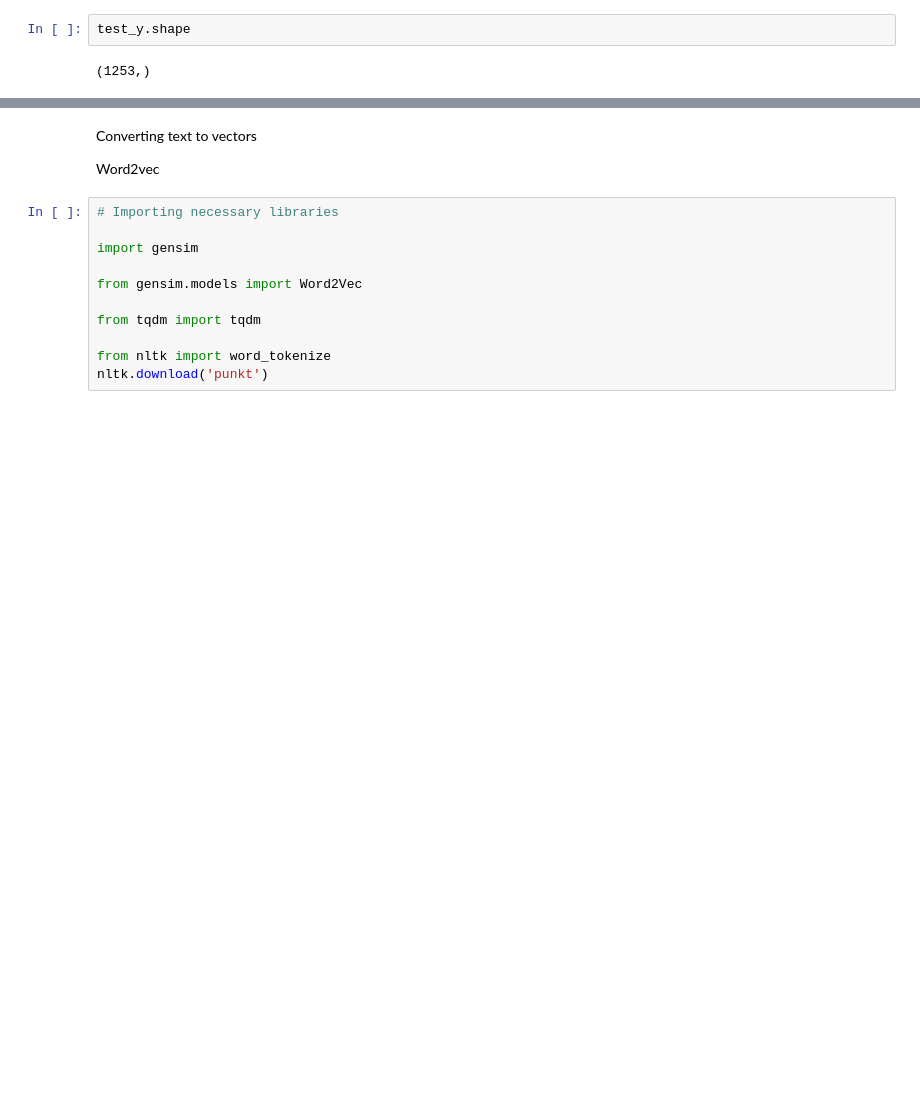
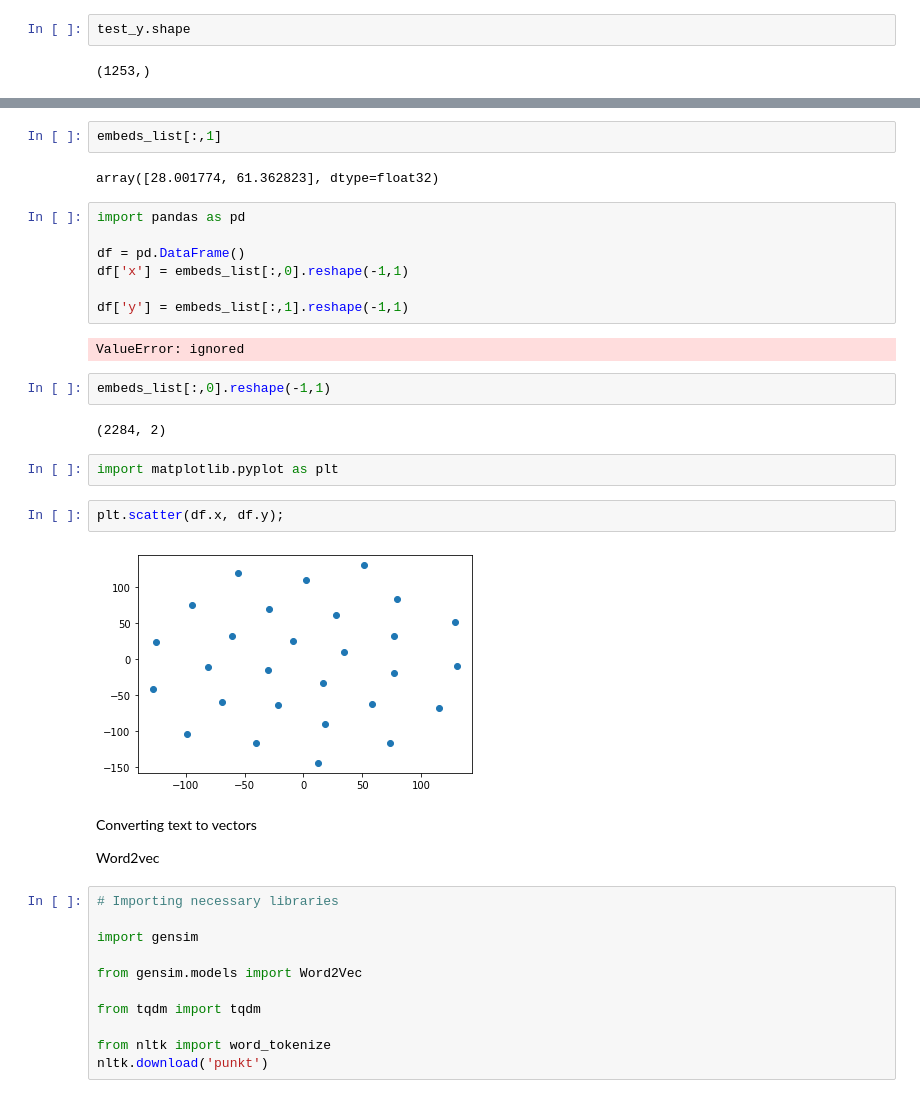
Before and after one commit to abhi-11nav/Text-Emotion-Detection, a Jupyter notebook: Text_Emotion_Detection.ipynb, the cells around one changed output, grey strips where cells are left out. Cells and saved outputs as stored; diff of their text form; blank space fills up the shorter version.

```diff
--- a/Text_Emotion_Detection.ipynb
+++ b/Text_Emotion_Detection.ipynb
@@ -338,3 +354,26 @@ test_y.shape
+# %%
+embeds_list[:,1]
+# %% [output]
+array([28.001774, 61.362823], dtype=float32)
+# %%
+import pandas as pd
+
+df = pd.DataFrame()
+df['x'] = embeds_list[:,0].reshape(-1,1)
+
+df['y'] = embeds_list[:,1].reshape(-1,1)
+# %% [output]
+ValueError: ignored
+# %%
+embeds_list[:,0].reshape(-1,1)
+# %% [output]
+(2284, 2)
+# %%
+import matplotlib.pyplot as plt
+# %%
+plt.scatter(df.x, df.y);
+# %% [output]
+[figure, added]
 # %% [markdown]
 Converting text to vectors
 
```
Also changed, not shown: parts of 17 cells of this notebook.
